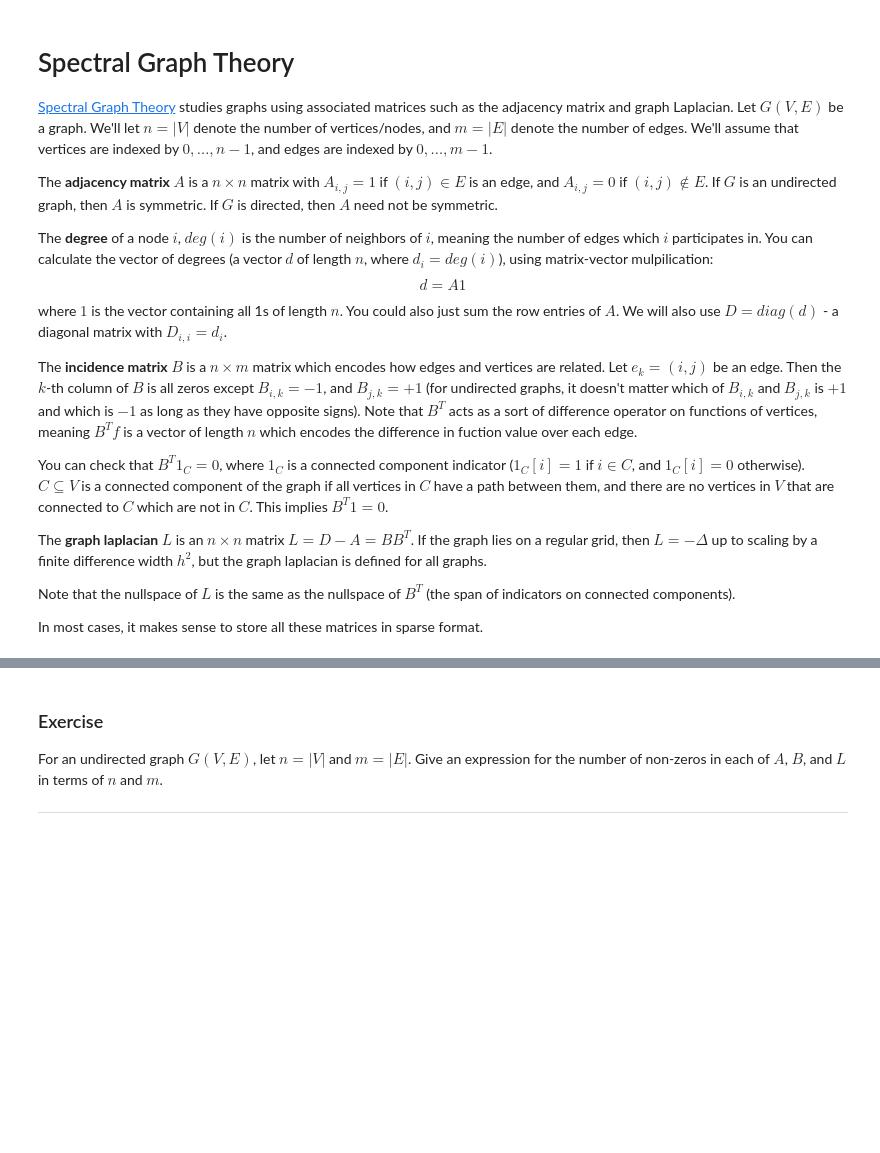
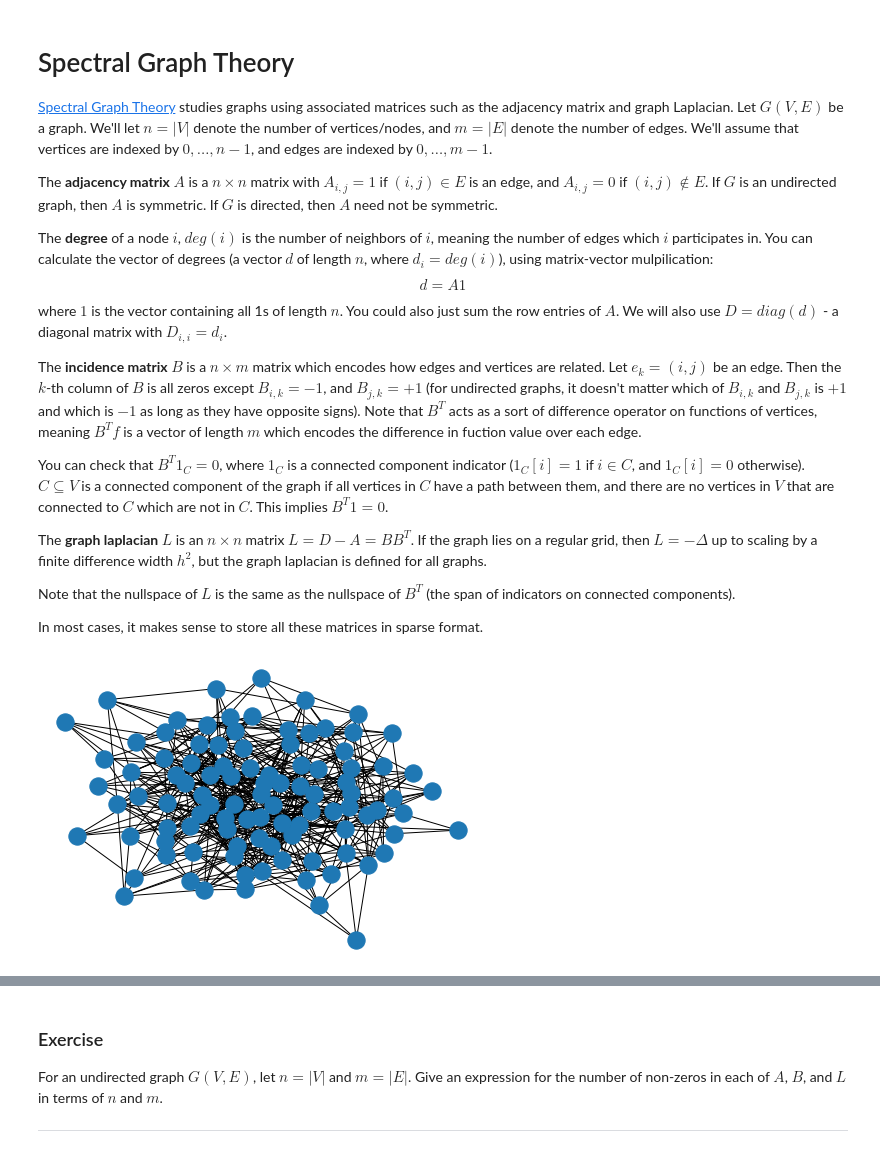
Before and after one commit to caam37830/book, a Jupyter notebook: _sources/05_graphs/spectral.ipynb, the cells around one changed output, grey strips where cells are left out. Saved outputs shown, nothing was run; the diff lists cells and outputs as text; code cells hidden in the pictures; blank space fills up the shorter version.

```diff
--- a/_sources/05_graphs/spectral.ipynb
+++ b/_sources/05_graphs/spectral.ipynb
@@ -12,7 +12,7 @@ d = A 1
 where $1$ is the vector containing all 1s of length $n$.  You could also just sum the row entries of $A$.  We will also use $D = diag(d)$ - a diagonal matrix with $D_{i,i} = d_i$.
 
 The **incidence matrix** $B$ is a $n \times m$ matrix which encodes how edges and vertices are related.  Let $e_k = (i,j)$ be an edge.  Then the $k$-th column of $B$ is all zeros except $B_{i,k} = -1$, and $B_{j,k} = +1$ (for undirected graphs, it doesn't matter which of $B_{i,k}$ and $B_{j,k}$ is $+1$ and which is $-1$ as long as they have opposite signs).
-Note that $B^T$ acts as a sort of difference operator on functions of vertices, meaning $B^T f$ is a vector of length $n$ which encodes the difference in fuction value over each edge.
+Note that $B^T$ acts as a sort of difference operator on functions of vertices, meaning $B^T f$ is a vector of length $m$ which encodes the difference in fuction value over each edge.
 
 You can check that $B^T 1_C = 0$, where $1_C$ is a connected component indicator ($1_C[i] = 1$ if $i \in C$, and $1_C[i] = 0$ otherwise).  $C\subseteq V$ is a connected component of the graph if all vertices in $C$ have a path between them, and there are no vertices in $V$ that are connected to $C$ which are not in $C$.  This implies $B^T 1 = 0$.
 
@@ -30,6 +30,9 @@ import scipy.sparse as sparse
 import scipy.sparse.linalg as sla
 # %%
 G = nx.gnp_random_graph(100, 0.1)
+nx.draw(G)
+# %% [output]
+[figure, added]
 # %%
 nx.adj_matrix(G)
 # %% [output]
```
Also changed, not shown: parts of 13 cells of this notebook, 13 other files.
